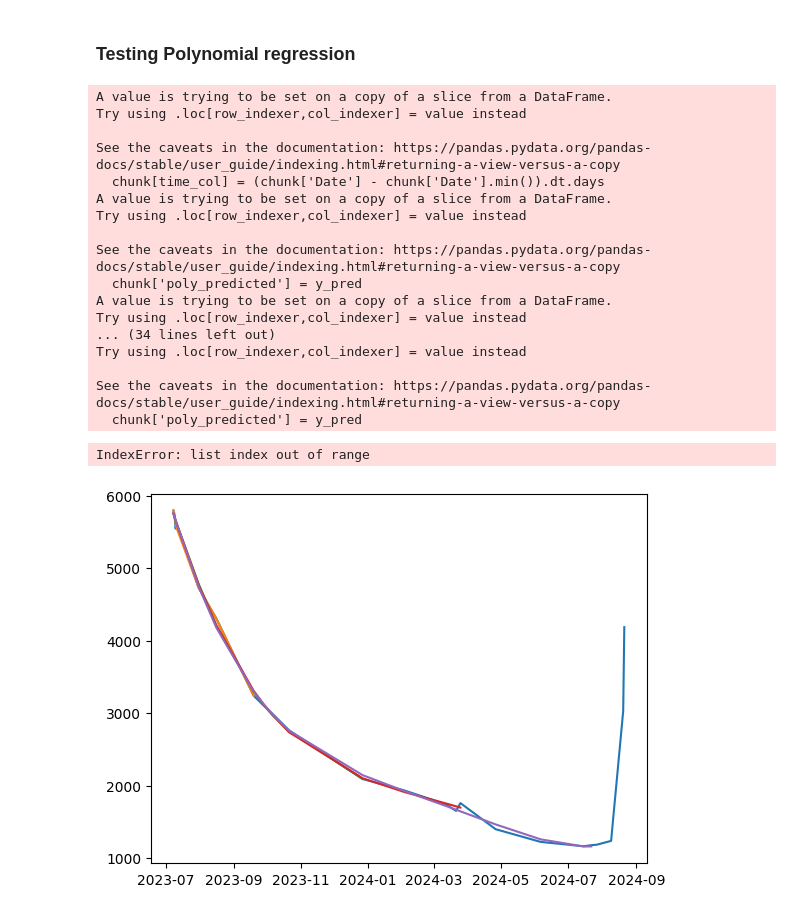
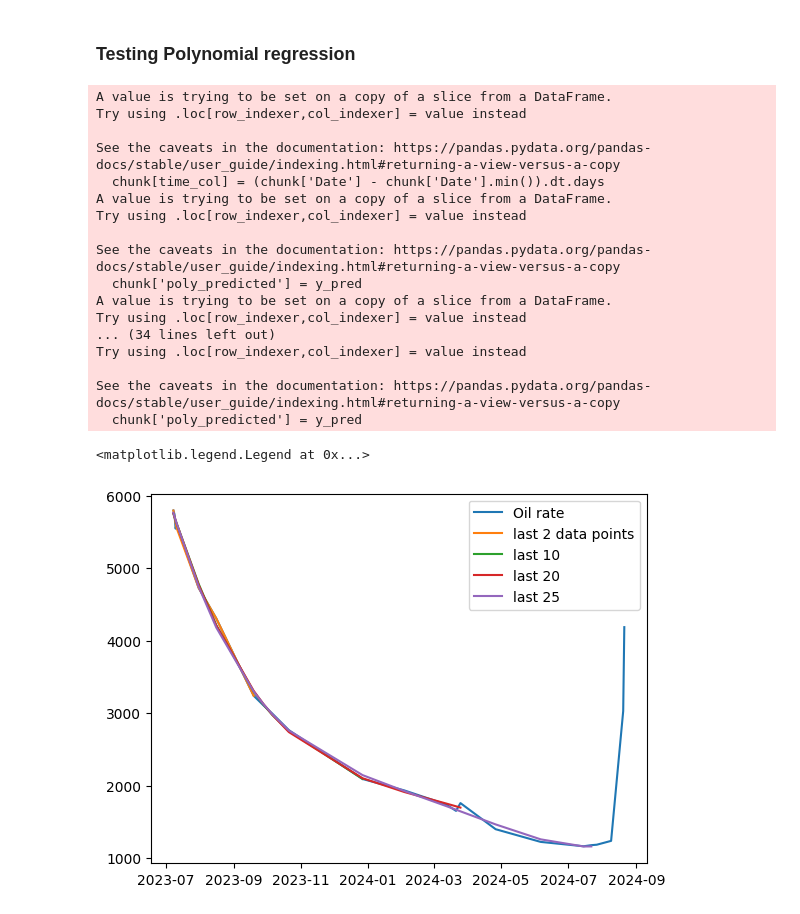
Before and after one commit to arsenenoc089/oil_well_test_monitoring_agents, a Jupyter notebook: 00_exploratory_data_analysis_DCA.ipynb, the cells around one changed output. Drawn from its saved outputs; the diff is of its cells as text; code cells hidden in the pictures.

```diff
--- a/00_exploratory_data_analysis_DCA.ipynb
+++ b/00_exploratory_data_analysis_DCA.ipynb
@@ -177,36 +191,36 @@ import matplotlib.pyplot as plt
 # Try the polynomial prediction
 prediction, lr_model, poly_model = poly_fit(df_subset_24, 'Days', 'WT Oil')
 
 #plt.plot(q_fit)
 plt.plot(df_subset['WT Oil'])
 plt.plot(prediction[1])
 plt.plot(prediction[2])
 plt.plot(prediction[3])
 plt.plot(prediction[4])
-plt.plot(prediction[5])
+#plt.plot(prediction[5])
 
 plt.title('')
 plt.legend(['Oil rate', 'last 2 data points', 'last 10', 'last 20', 'last 25', 'All'])
 # %% [output]
 A value is trying to be set on a copy of a slice from a DataFrame.
 Try using .loc[row_indexer,col_indexer] = value instead
 
 See the caveats in the documentation: https://pandas.pydata.org/pandas-docs/stable/user_guide/indexing.html#returning-a-view-versus-a-copy
   chunk[time_col] = (chunk['Date'] - chunk['Date'].min()).dt.days
 A value is trying to be set on a copy of a slice from a DataFrame.
 Try using .loc[row_indexer,col_indexer] = value instead
 
 See the caveats in the documentation: https://pandas.pydata.org/pandas-docs/stable/user_guide/indexing.html#returning-a-view-versus-a-copy
   chunk['poly_predicted'] = y_pred
 A value is trying to be set on a copy of a slice from a DataFrame.
 Try using .loc[row_indexer,col_indexer] = value instead
 ... (34 lines left out)
 Try using .loc[row_indexer,col_indexer] = value instead
 
 See the caveats in the documentation: https://pandas.pydata.org/pandas-docs/stable/user_guide/indexing.html#returning-a-view-versus-a-copy
   chunk['poly_predicted'] = y_pred
-IndexError: list index out of range
+<matplotlib.legend.Legend at 0x...>
-[figure, old version]
+[figure, new version]
 # %%
 
 # Try the polynomial prediction on future dates
```
Also changed, not shown: parts of 4 cells of this notebook.
